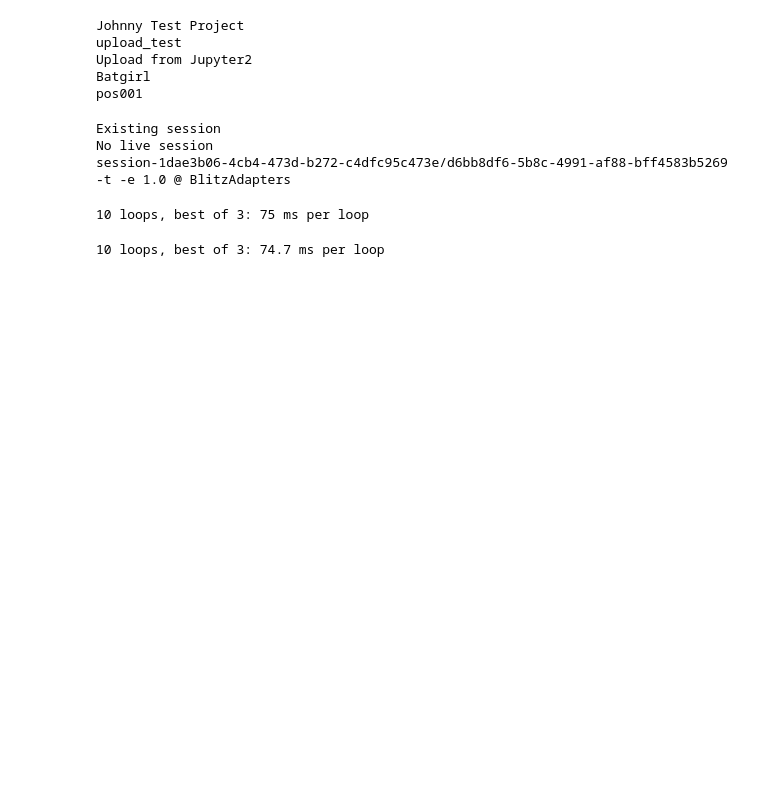
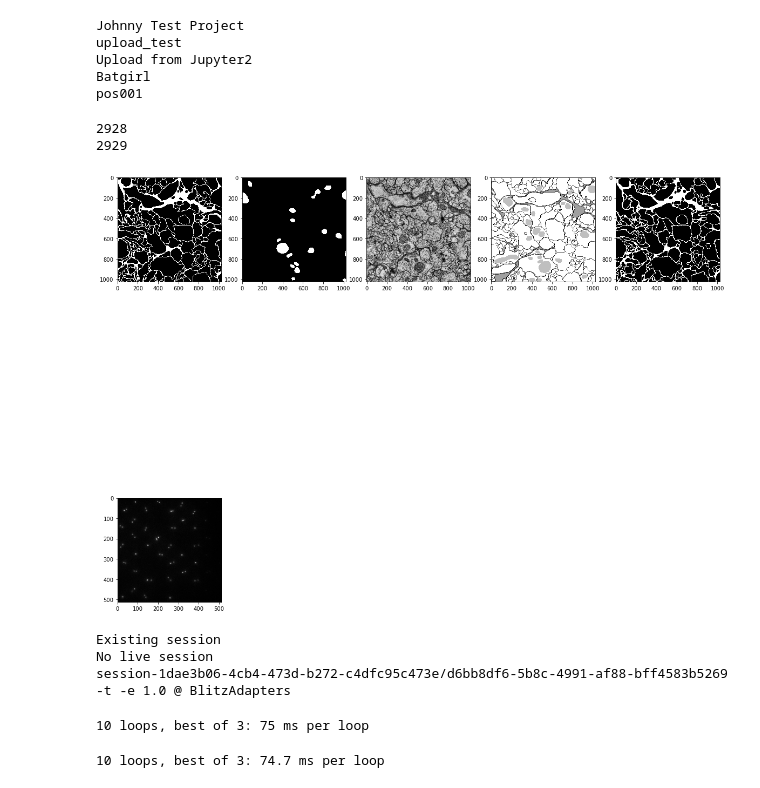
Before and after one commit to SynthSys/omero_connect_demo, a Jupyter notebook: notebooks/omero_query.ipynb, the cells around one changed output. Drawn from its saved outputs; the diff is of its cells as text; code cells hidden in the pictures; blank space fills up the shorter version.

Commit message:
Add queries to retrieve pixels for image ID, then display with Matplotlib

```diff
--- a/notebooks/omero_query.ipynb
+++ b/notebooks/omero_query.ipynb
@@ -145,6 +121,58 @@ upload_test
 Upload from Jupyter2
 Batgirl
 pos001
+# %%
+'''
+Find child objects using a project ID
+'''
+params = om_sys.Parameters()
+project_id = '1642'
+params.map = {'pid' : rtypes.rlong(project_id)}
+
+datasets = searcher.find_objects_by_query(DATASETS_BY_PROJECT_QUERY, params)
+
+image_id_list = []
+
+for dataset in datasets:
+    dataset_id = dataset.id.val
+    print dataset_id
+    params.map = {'did' : rtypes.rlong(dataset_id)}
+    images = searcher.find_objects_by_query(IMAGES_BY_DATASET_QUERY, params)
+
+    for image in images:
+        image_id_list.append(image.id.val)
+# %% [output]
+2928
+2929
+# %%
+# retrieve pixels by Image ID
+image_id_list = [95279, 111608, 95309, 95323, 95299, 95317]
+image_ids = map(rtypes.rlong, image_id_list)
+params.map = {'iids' : rtypes.rlist(image_ids)}
+pixels_list = searcher.find_objects_by_query(PIXELS_BY_IMAGE_QUERY, params)
+
+image_stacks = []
+
+for pixels in pixels_list:
+    # see https://github.com/ome/openmicroscopy/blob/v5.4.10/components/tools/OmeroPy/src/omero/util/script_utils.py
+    raw_pixels_store = searcher.SESSION.createRawPixelsStore()
+    stack = readFlimImageFile(raw_pixels_store, pixels)
+    image_stacks.append(stack[0, :, :])
+
+# create a grid layout to display images with maximum of 5 per row
+rows = int(math.ceil(float(len(image_id_list))/float(5)))
+columns = min([len(image_id_list), 5])
+
+h, w = 20, 20
+fig=plt.figure(figsize=(h,w))
+# https://stackoverflow.com/questions/46615554/how-to-display-multiple-images-in-one-figure-correctly
+for idx, image_stack in enumerate(image_stacks):
+    fig.add_subplot(rows, columns, idx+1)
+    imgplot = plt.imshow(image_stack, cmap='gray')
+
+plt.show()
+# %% [output]
+[figure, added]
 # %%
 def open_omero_session():
     global SESSION
```
Also changed, not shown: parts of 5 cells of this notebook.
